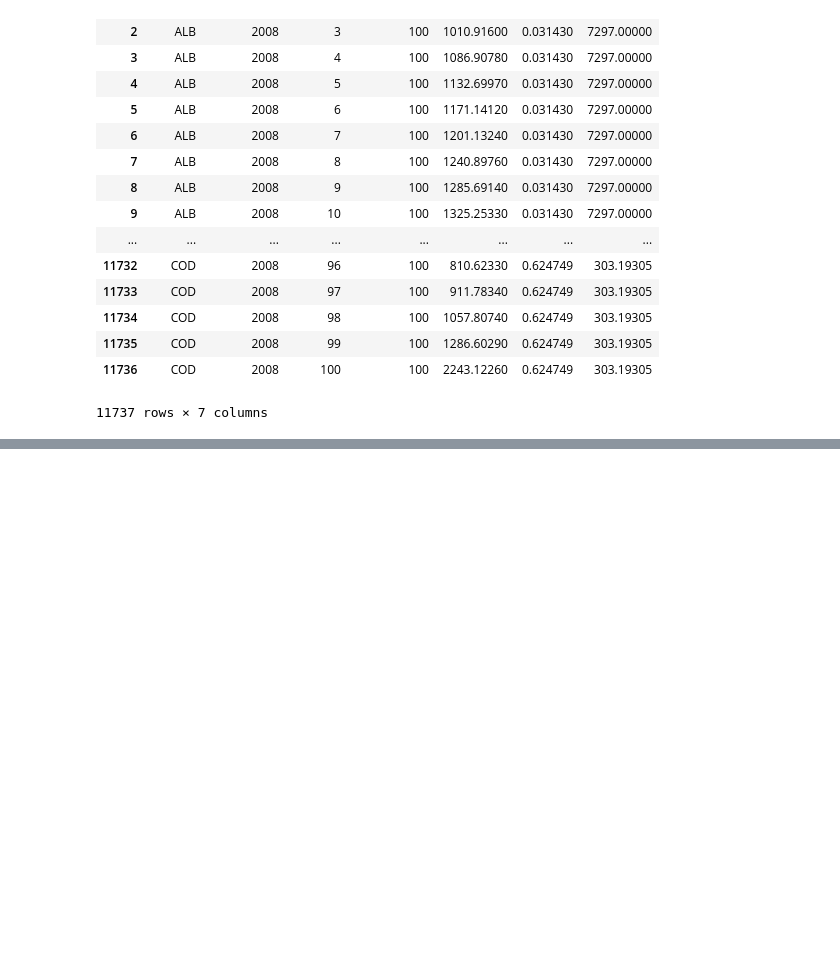
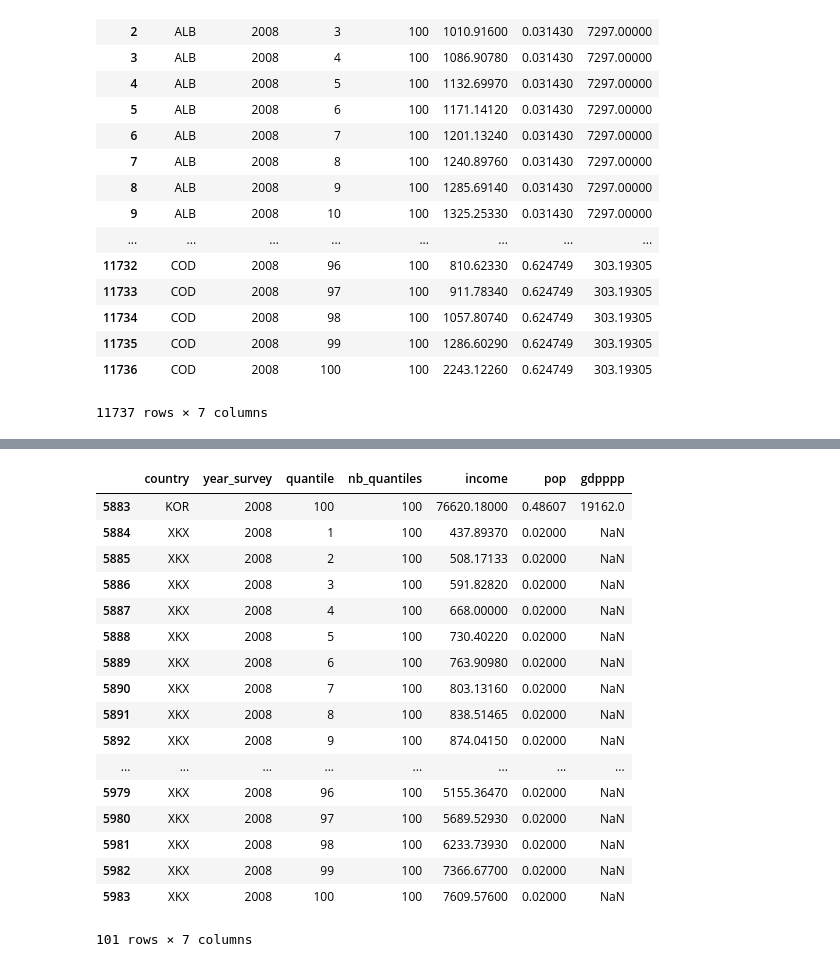
Before and after one commit to Silvock/project_7_income_predict, a Jupyter notebook: notebook/Exercice.ipynb, the cells around one changed output, grey strips where cells are left out. Saved outputs shown, nothing was run; the diff lists cells and outputs as text; code cells hidden in the pictures; blank space fills up the shorter version.

```diff
--- a/notebook/Exercice.ipynb
+++ b/notebook/Exercice.ipynb
@@ -27,0 +61,21 @@ data
+# %%
+data.iloc[5883:5984,0:7]
+# %% [output]
+|  | country | year_survey | quantile | nb_quantiles | income | pop | gdpppp |
+| 5883 | KOR | 2008 | 100 | 100 | 76620.18000 | 0.48607 | 19162.0 |
+| 5884 | XKX | 2008 | 1 | 100 | 437.89370 | 0.02000 | NaN |
+| 5885 | XKX | 2008 | 2 | 100 | 508.17133 | 0.02000 | NaN |
+| 5886 | XKX | 2008 | 3 | 100 | 591.82820 | 0.02000 | NaN |
+| 5887 | XKX | 2008 | 4 | 100 | 668.00000 | 0.02000 | NaN |
+| 5888 | XKX | 2008 | 5 | 100 | 730.40220 | 0.02000 | NaN |
+| 5889 | XKX | 2008 | 6 | 100 | 763.90980 | 0.02000 | NaN |
+| 5890 | XKX | 2008 | 7 | 100 | 803.13160 | 0.02000 | NaN |
+| 5891 | XKX | 2008 | 8 | 100 | 838.51465 | 0.02000 | NaN |
+| 5892 | XKX | 2008 | 9 | 100 | 874.04150 | 0.02000 | NaN |
+| ... | ... | ... | ... | ... | ... | ... | ... |
+| 5979 | XKX | 2008 | 96 | 100 | 5155.36470 | 0.02000 | NaN |
+| 5980 | XKX | 2008 | 97 | 100 | 5689.52930 | 0.02000 | NaN |
+| 5981 | XKX | 2008 | 98 | 100 | 6233.73930 | 0.02000 | NaN |
+| 5982 | XKX | 2008 | 99 | 100 | 7366.67700 | 0.02000 | NaN |
+| 5983 | XKX | 2008 | 100 | 100 | 7609.57600 | 0.02000 | NaN |
+101 rows × 7 columns
```
Also changed, not shown: parts of 35 cells of this notebook, 2 other files.
